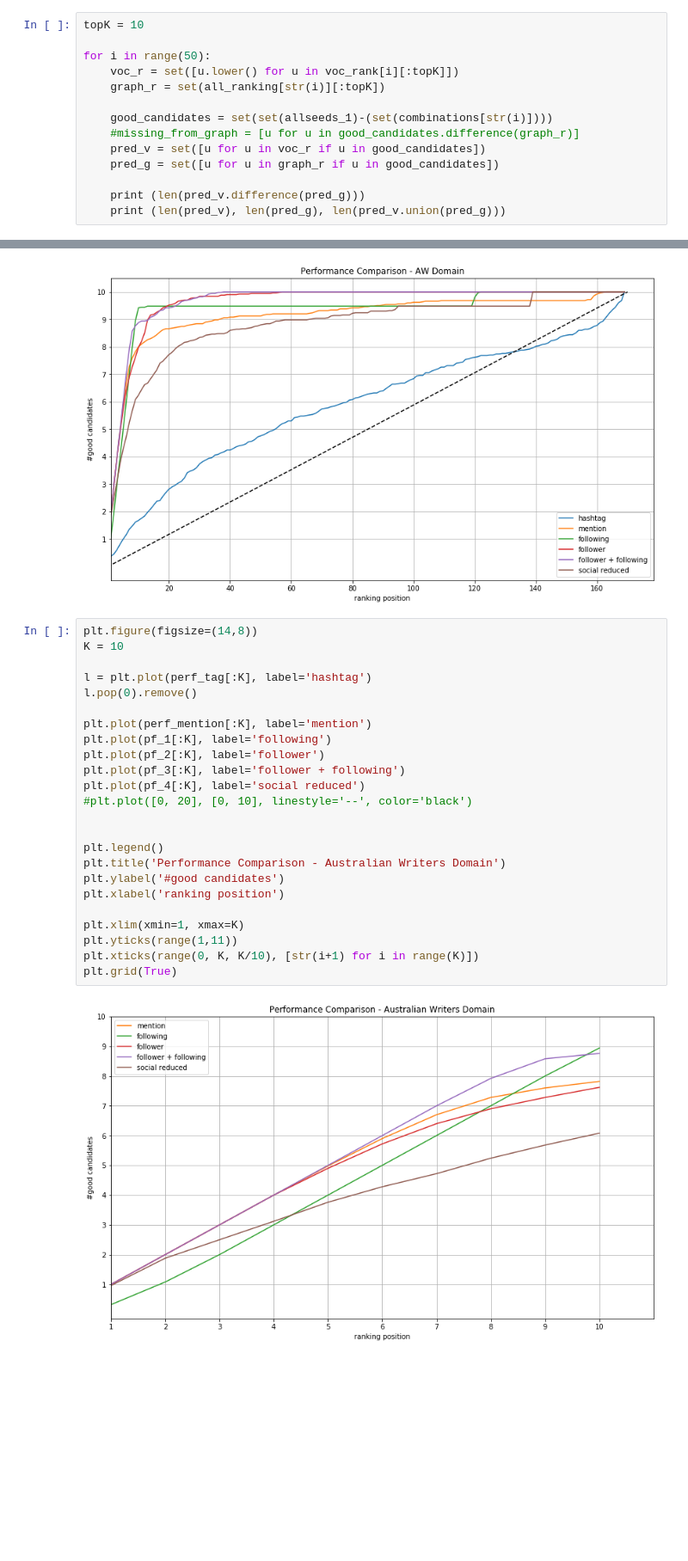
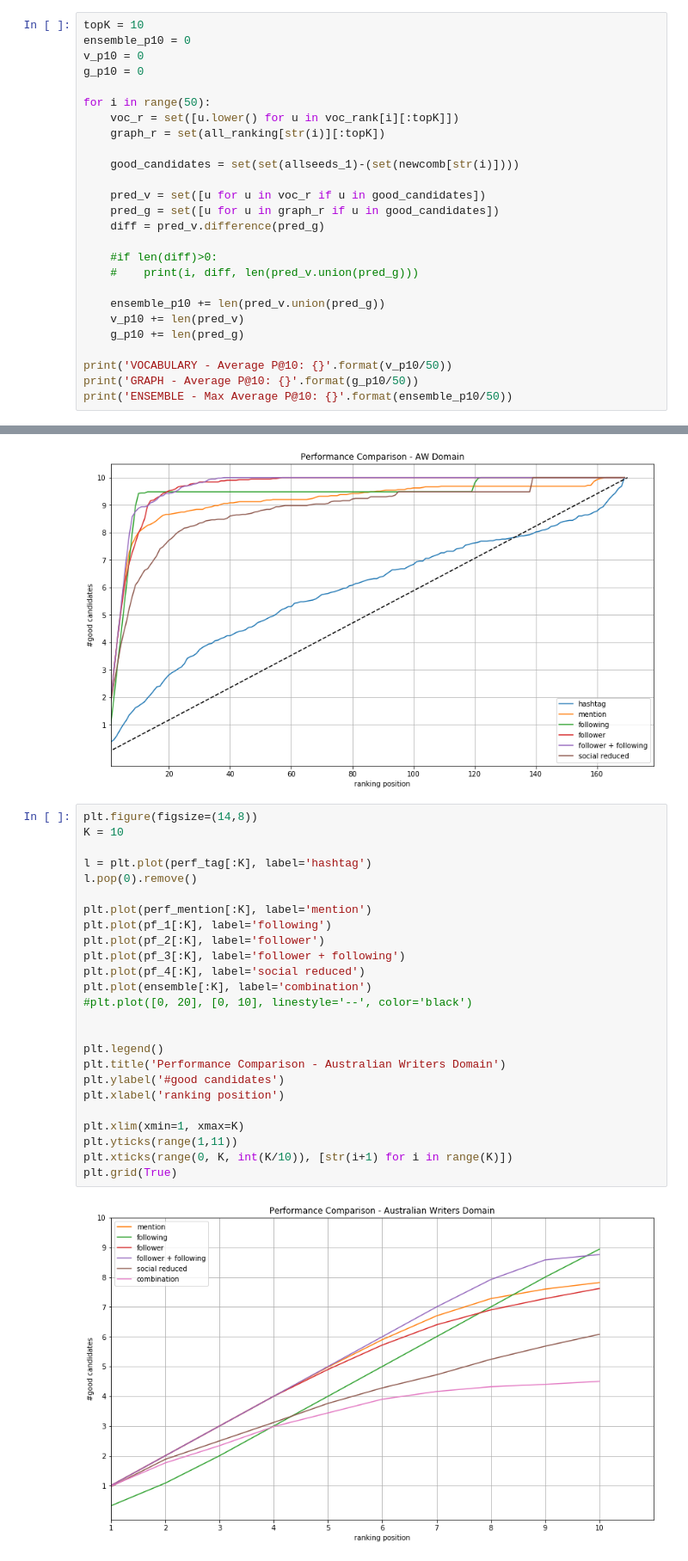
Before and after one commit to DataSciencePolimi/NetSKE, a Jupyter notebook: graphs/aw/AW Domain - Test Network Features.ipynb, the cells around one changed output, grey strips where cells are left out. Shown at 86% size. Cells and saved outputs as stored; diff of their text form; blank space fills up the shorter version.

```diff
--- a/graphs/aw/AW Domain - Test Network Features.ipynb
+++ b/graphs/aw/AW Domain - Test Network Features.ipynb
@@ -349,15 +328,27 @@ allseeds_1
 # %%
 topK = 10
+ensemble_p10 = 0
+v_p10 = 0
+g_p10 = 0
 
 for i in range(50):
     voc_r = set([u.lower() for u in voc_rank[i][:topK]])
     graph_r = set(all_ranking[str(i)][:topK])
 
-    good_candidates = set(set(allseeds_1)-(set(combinations[str(i)])))
-    #missing_from_graph = [u for u in good_candidates.difference(graph_r)]
+    good_candidates = set(set(allseeds_1)-(set(newcomb[str(i)])))
+
     pred_v = set([u for u in voc_r if u in good_candidates])
     pred_g = set([u for u in graph_r if u in good_candidates])
+    diff = pred_v.difference(pred_g)
 
-    print (len(pred_v.difference(pred_g)))
-    print (len(pred_v), len(pred_g), len(pred_v.union(pred_g)))
+    #if len(diff)>0:
+    #    print(i, diff, len(pred_v.union(pred_g)))
+
+    ensemble_p10 += len(pred_v.union(pred_g))
+    v_p10 += len(pred_v)
+    g_p10 += len(pred_g)
+
+print('VOCABULARY - Average P@10: {}'.format(v_p10/50))
+print('GRAPH - Average P@10: {}'.format(g_p10/50))
+print('ENSEMBLE - Max Average P@10: {}'.format(ensemble_p10/50))
 # %% [output]
@@ -586,26 +610,27 @@ plt.grid(True)
 # %%
 plt.figure(figsize=(14,8))
 K = 10
 
 l = plt.plot(perf_tag[:K], label='hashtag')
 l.pop(0).remove()
 
 plt.plot(perf_mention[:K], label='mention')
 plt.plot(pf_1[:K], label='following')
 plt.plot(pf_2[:K], label='follower')
 plt.plot(pf_3[:K], label='follower + following')
 plt.plot(pf_4[:K], label='social reduced')
+plt.plot(ensemble[:K], label='combination')
 #plt.plot([0, 20], [0, 10], linestyle='--', color='black')
 
 
 plt.legend()
 plt.title('Performance Comparison - Australian Writers Domain')
 plt.ylabel('#good candidates')
 plt.xlabel('ranking position')
 
 plt.xlim(xmin=1, xmax=K)
 plt.yticks(range(1,11))
-plt.xticks(range(0, K, K/10), [str(i+1) for i in range(K)])
+plt.xticks(range(0, K, int(K/10)), [str(i+1) for i in range(K)])
 plt.grid(True)
 # %% [output]
-[figure, old version]
+[figure, new version]
```
Also changed, not shown: parts of 6 cells of this notebook, 1 other file.
